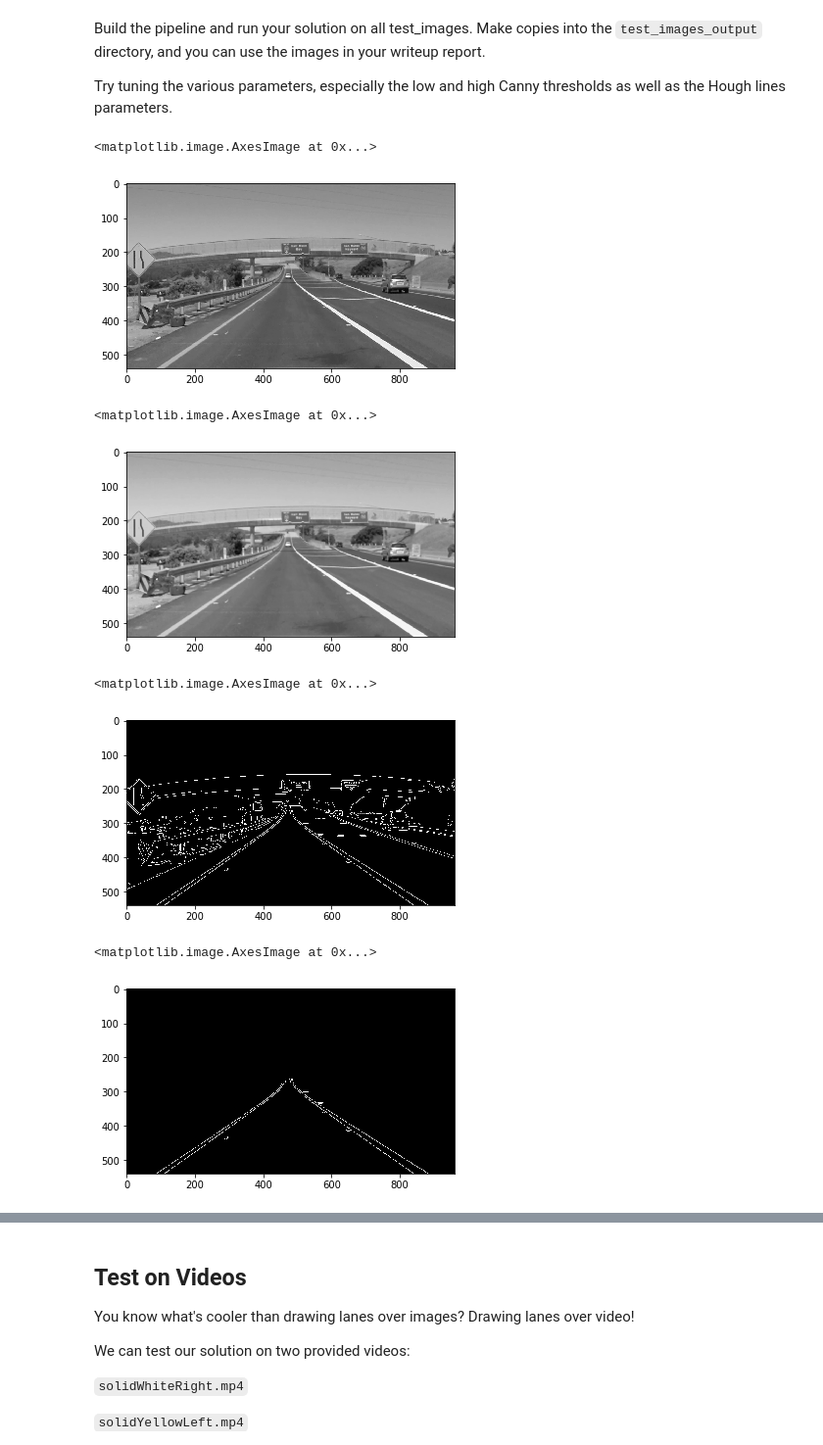
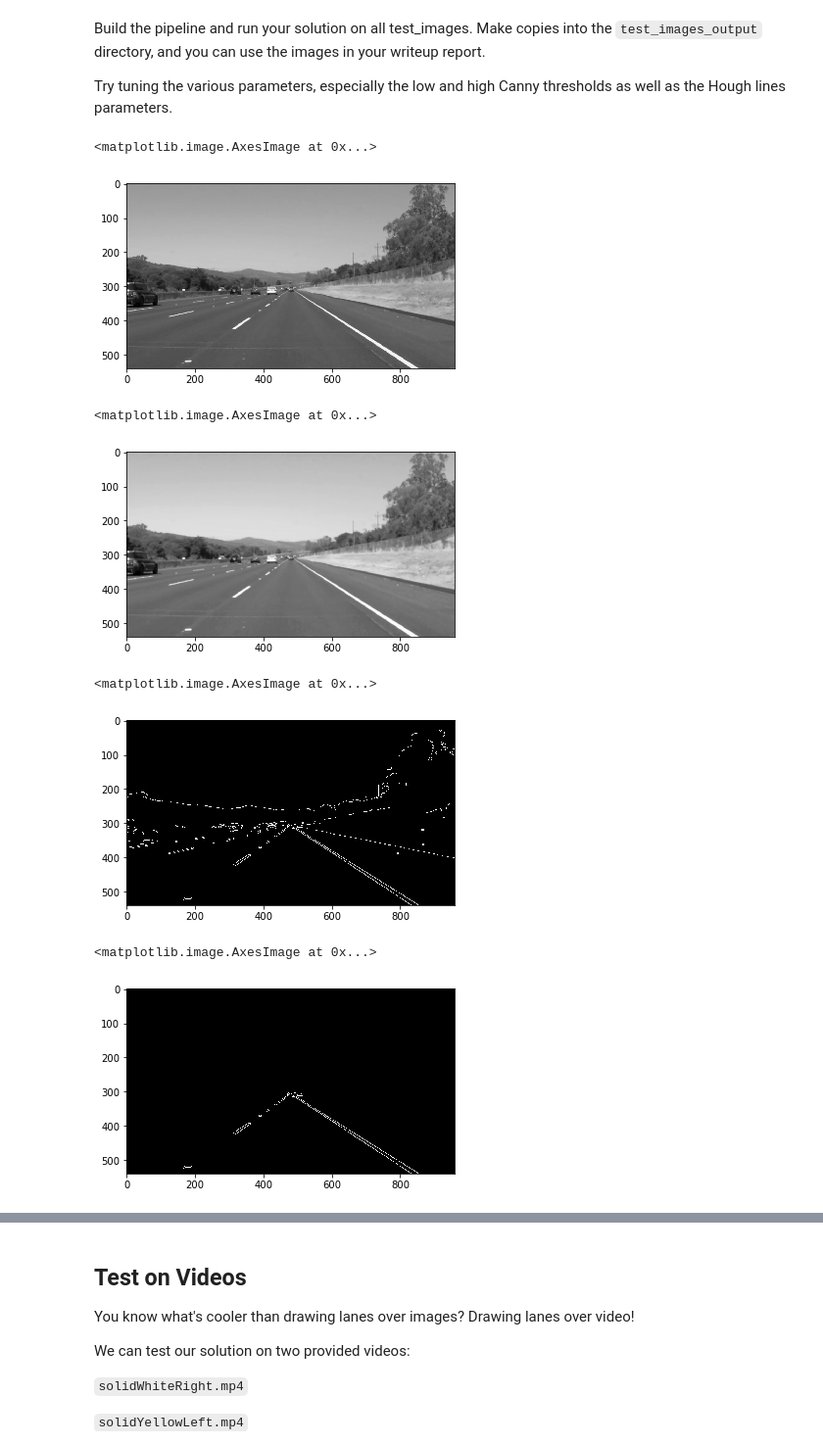
Before and after one commit to luteresa/udacity-project, a Jupyter notebook: step1/P1_CarND-LaneLines/P1.ipynb, the cells around one changed output, grey strips where cells are left out. Shown at 98% size. Cells and saved outputs as stored; diff of their text form; code cells hidden in the pictures.

```diff
--- a/step1/P1_CarND-LaneLines/P1.ipynb
+++ b/step1/P1_CarND-LaneLines/P1.ipynb
@@ -195,13 +278,13 @@ Build the pipeline and run your solution on all test_images. Make copies into th
 
 Try tuning the various parameters, especially the low and high Canny thresholds as well as the Hough lines parameters.
 # %%
-image_src = mpimg.imread("test_images/exit-ramp.jpg")
+image_src = mpimg.imread("test_images/solidWhiteRight.jpg")
 #step1: convert rgb to gray
 gray_scale = grayscale(image_src)
 plt.imshow(gray_scale, cmap='gray')
 # %% [output]
 <matplotlib.image.AxesImage at 0x...>
-[figure, old version]
+[figure, new version]
 # %%
 #step2: gaussian blue
 kernel_size=5
@@ -209,7 +292,7 @@ blur_gray = gaussian_blur(gray_scale,kernel_size)
 plt.imshow(blur_gray, cmap='Greys_r')
 # %% [output]
 <matplotlib.image.AxesImage at 0x...>
-[figure, old version]
+[figure, new version]
 # %%
 #step3: canny
 low_threshold = 80
@@ -220,18 +303,18 @@ edges =canny(blur_gray, low_threshold, high_threshold)
 plt.imshow(edges, cmap='Greys_r')
 # %% [output]
 <matplotlib.image.AxesImage at 0x...>
-[figure, old version]
+[figure, new version]
 # %%
 #step4:
 # This time we are defining a four sided polygon to mask
 imshape = blur_gray.shape
 
-vertices = np.array([[(80,imshape[0]),(480, 260),(500, 260), (900,imshape[0])]], dtype=np.int32)
+vertices = np.array([[(80,imshape[0]),(480, 300),(500, 300), (900,imshape[0])]], dtype=np.int32)
 masked_edges = region_of_interest(edges,vertices)
 plt.imshow(masked_edges, cmap='Greys_r')
 # %% [output]
 <matplotlib.image.AxesImage at 0x...>
-[figure, old version]
+[figure, new version]
 # %%
 #step5:
 rho = 1
```
Also changed, not shown: parts of 12 cells of this notebook, 13 other files.
